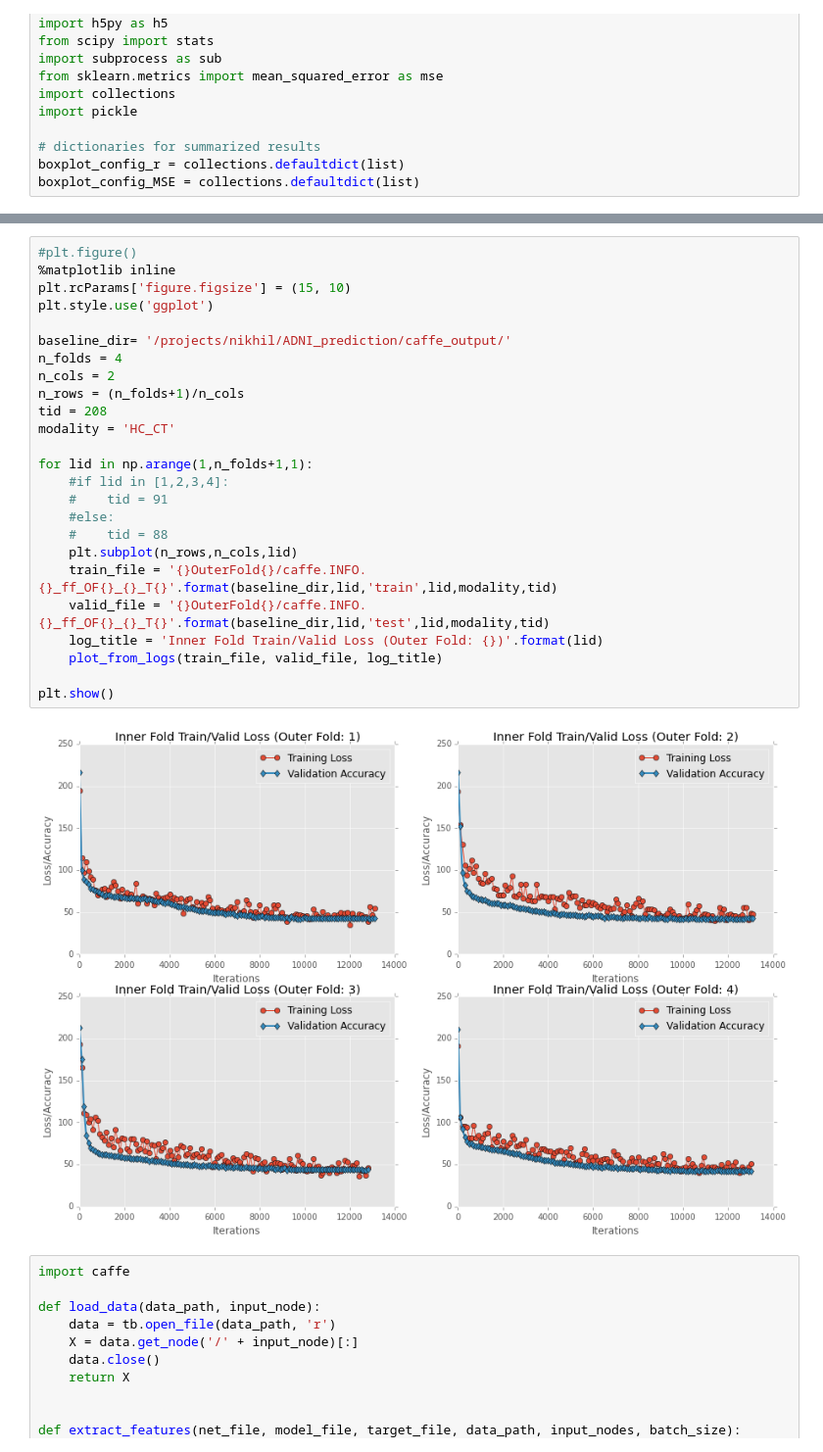
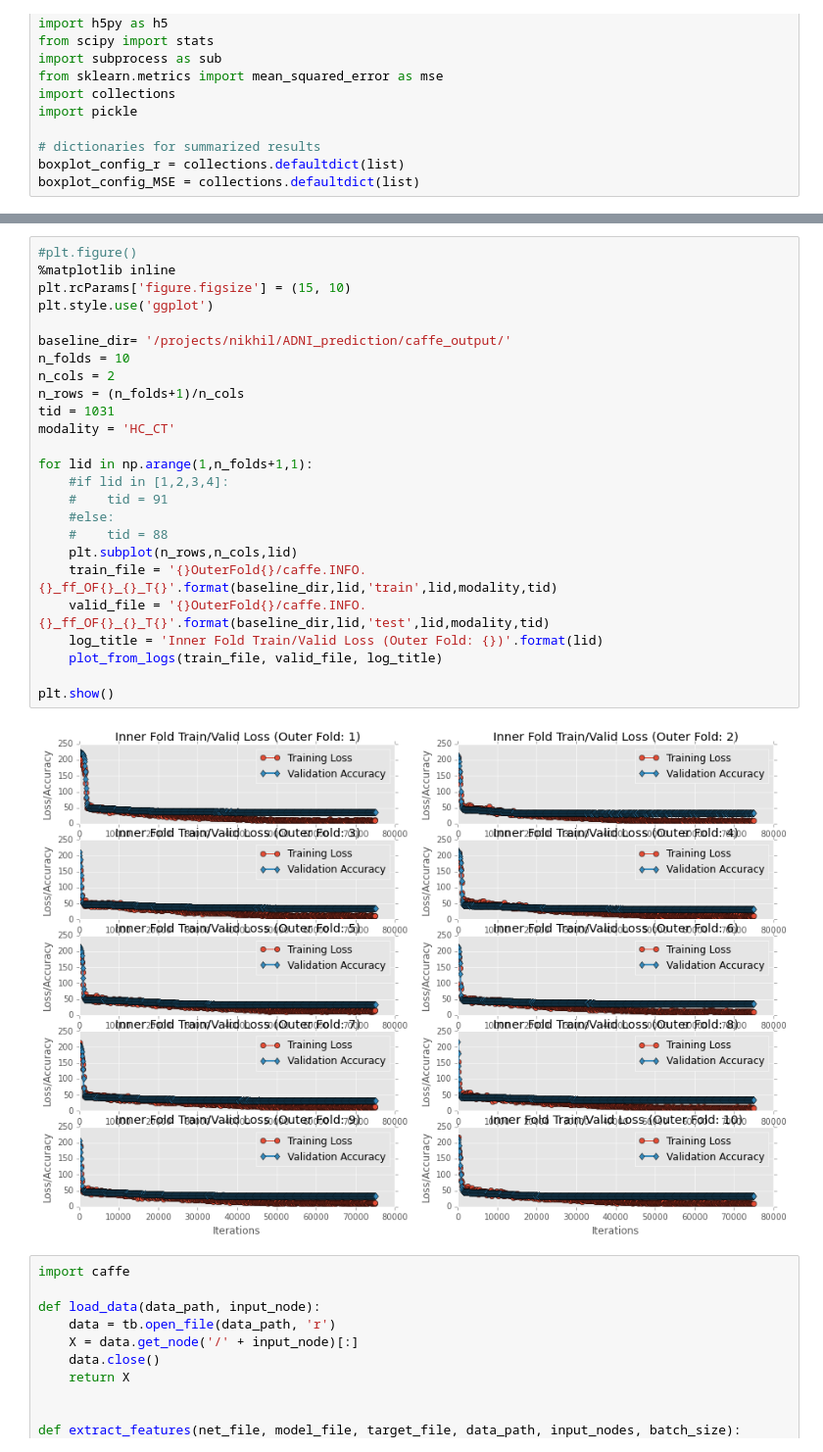
Before and after one commit to TIGRLab/NI-ML, a Jupyter notebook: models/notebooks/model_training_visuals.ipynb, the cells around one changed output, grey strips where cells are left out. Shown: that part at 98% size. Drawn from its saved outputs; the diff is of its cells as text.

Commit message:
minor updates for plotting and QC

```diff
--- a/models/notebooks/model_training_visuals.ipynb
+++ b/models/notebooks/model_training_visuals.ipynb
@@ -65,30 +66,30 @@ def plot_from_logs(train_file, valid_file, log_title):
 # %%
 #plt.figure()
 %matplotlib inline
 plt.rcParams['figure.figsize'] = (15, 10)
 plt.style.use('ggplot')
 
 baseline_dir= '/projects/nikhil/ADNI_prediction/caffe_output/'
-n_folds = 4
+n_folds = 10
 n_cols = 2
 n_rows = (n_folds+1)/n_cols
-tid = 208
+tid = 1031
 modality = 'HC_CT'
 
 for lid in np.arange(1,n_folds+1,1):
     #if lid in [1,2,3,4]:
     #    tid = 91
     #else:
     #    tid = 88
     plt.subplot(n_rows,n_cols,lid)
     train_file = '{}OuterFold{}/caffe.INFO.{}_ff_OF{}_{}_T{}'.format(baseline_dir,lid,'train',lid,modality,tid)
     valid_file = '{}OuterFold{}/caffe.INFO.{}_ff_OF{}_{}_T{}'.format(baseline_dir,lid,'test',lid,modality,tid)
     log_title = 'Inner Fold Train/Valid Loss (Outer Fold: {})'.format(lid)
     plot_from_logs(train_file, valid_file, log_title)
 
 plt.show()
 # %% [output]
-[figure, old version]
+[figure, new version]
 # %%
 import caffe
 
```
Also changed, not shown: parts of 9 cells of this notebook, 2 other files.
